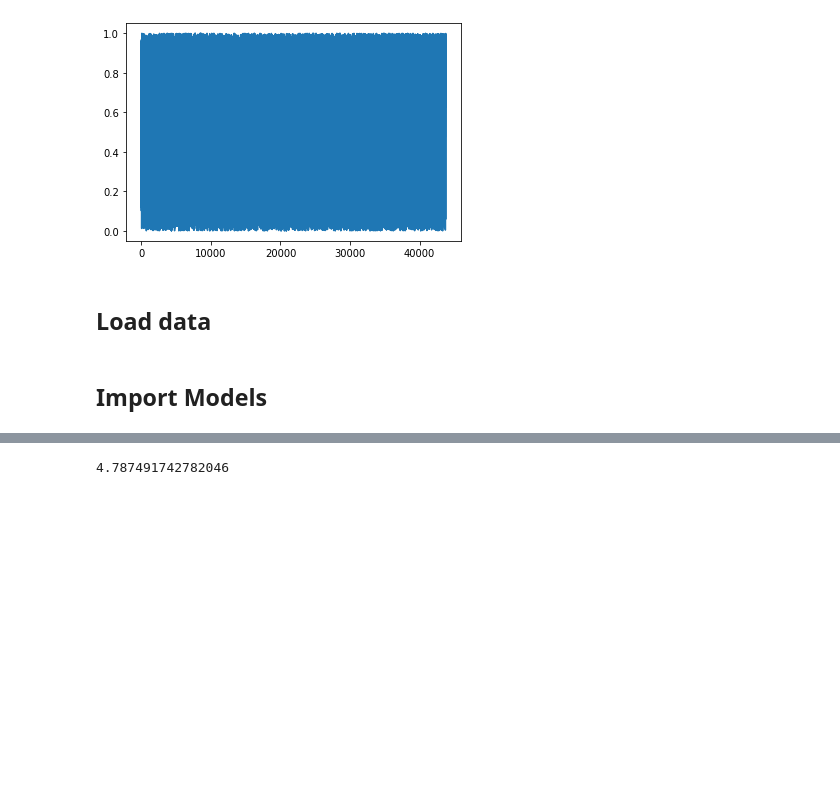
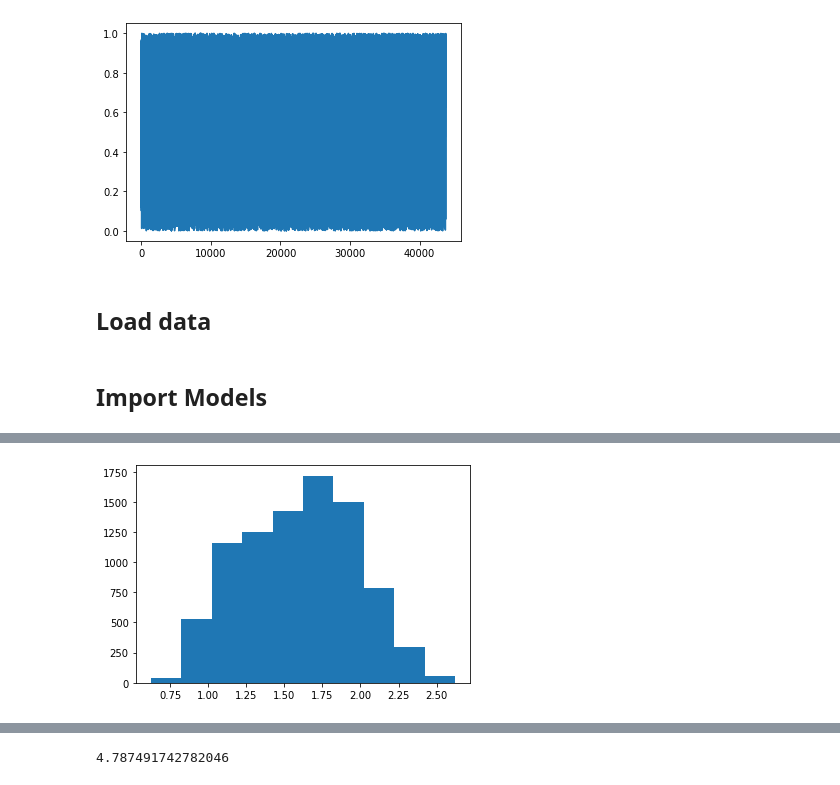
Before and after one commit to matthbatt/Deep-learning-gravitational-lensing, a Jupyter notebook: result.ipynb, the cells around one changed output, grey strips where cells are left out. Saved outputs shown, nothing was run; the diff lists cells and outputs as text; code cells hidden in the pictures; blank space fills up the shorter version.

```diff
--- a/result.ipynb
+++ b/result.ipynb
@@ -368,0 +489,12 @@ plt.show()
+# %%
+# Min/max used for normalization
+df_min = df_sample[["r_Einstein", "gamma1", "gamma2", "ex", "ey"]].min().values
+df_max = df_sample[["r_Einstein", "gamma1", "gamma2", "ex", "ey"]].max().values
+
+# Convert to numpy
+y_true = all_y.numpy()
+y_pred = all_mu.numpy()
+
+# --- DENORMALIZATION ---
+y_true_denorm = y_true * (df_max - df_min) + df_min
+y_pred_denorm = y_pred * (df_max - df_min) + df_min
@@ -368,0 +521,5 @@ plt.show()
+# %%
+plt.hist(y_pred_denorm[:,0])
+plt.show()
+# %% [output]
+[figure, added]
```
Also changed, not shown: parts of 14 cells of this notebook, 2 other files.
